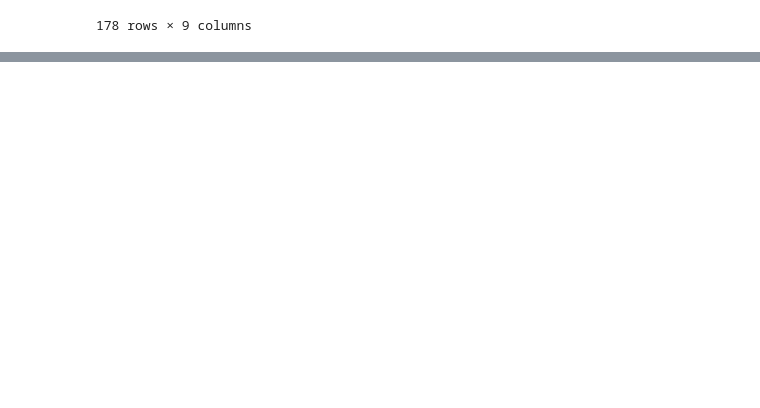
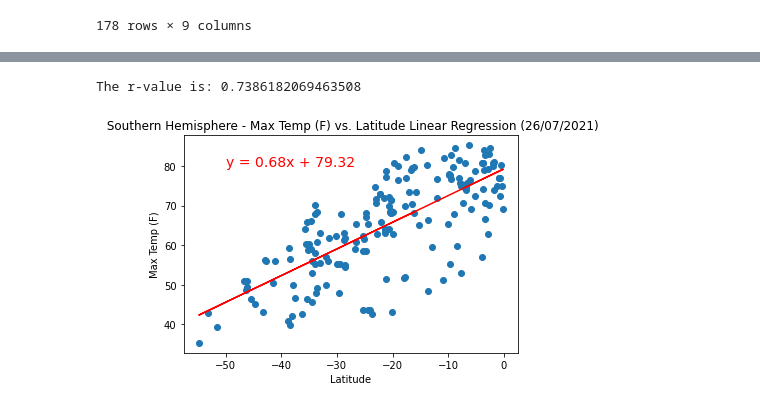
Before and after one commit to jaybdhruv/python-api-challenge, a Jupyter notebook: WeatherPy/WeatherPy.ipynb, the cells around one changed output, grey strips where cells are left out. Drawn from its saved outputs; the diff is of its cells as text; code cells hidden in the pictures; blank space fills up the shorter version.

```diff
--- a/WeatherPy/WeatherPy.ipynb
+++ b/WeatherPy/WeatherPy.ipynb
@@ -334,33 +363,0 @@ The r-value is: -0.5867088566834222
-# %%
-# Define function for linear regression
-def linear_regression(x_axis_h, y_axis_h, y_labelname_h, a, b):
-    plt.scatter(x_axis_h, y_axis_h)
-
-    # Labels and Titles for the plot
-    # using date.today to display current date
-    plt.xlabel("Latitude")
-    plt.ylabel(y_labelname_h)
-    plt.title(f" Northern Hemisphere - {y_labelname_h} vs. Latitude Linear Regression ({date.today().strftime('%d/%m/%Y')})")
-
-    # Saving scatter plot graph as png
-    #plt.savefig(f"../output_data/{y_labelname_h}_scatterplot.png")
-
-    (slope, intercept, r_value, p_value, std_err) = linregress(x_axis_h,y_axis_h)
-
-    # Line equation
-    regress_value = slope*x_axis_h + intercept
-
-    # Line equation to print on the scatter plot
-    line_eq = "y = " + str(round(slope,2)) + "x + " + str(round(intercept,2))
-
-    # Line plot for regerssion line
-    plt.plot(x_axis_h,regress_value, "r-")
-
-    # Display regression line
-    plt.annotate(line_eq,(a,b), fontsize=14, color="red")
-
-    # Display plot
-    plt.show()
-
-    # Calculate r-value
-    print(f"The r-value is: {r_value}")
@@ -370,0 +364,9 @@ except:
+# %%
+# Southern Hemisphere: Max Temp vs. Latitude Linear Regression
+
+linear_regression(southern_hemisphere["Lat"],
+                  southern_hemisphere["Max Temp"],
+                  "Max Temp (F)", -50, 80, "Southern")
+# %% [output]
+The r-value is: 0.7386182069463508
+[figure, added]
```
Also changed, not shown: parts of 9 cells of this notebook.
